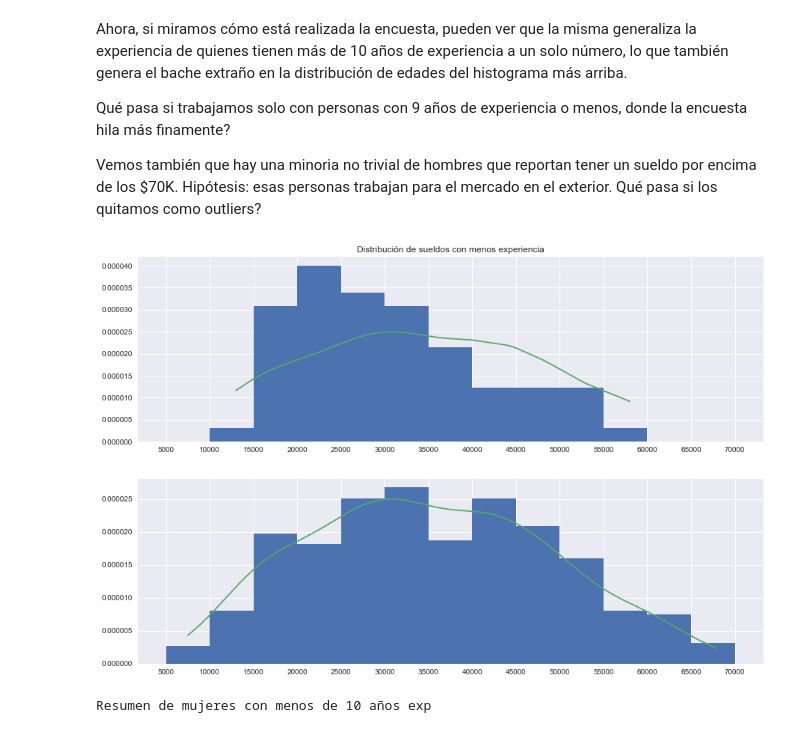
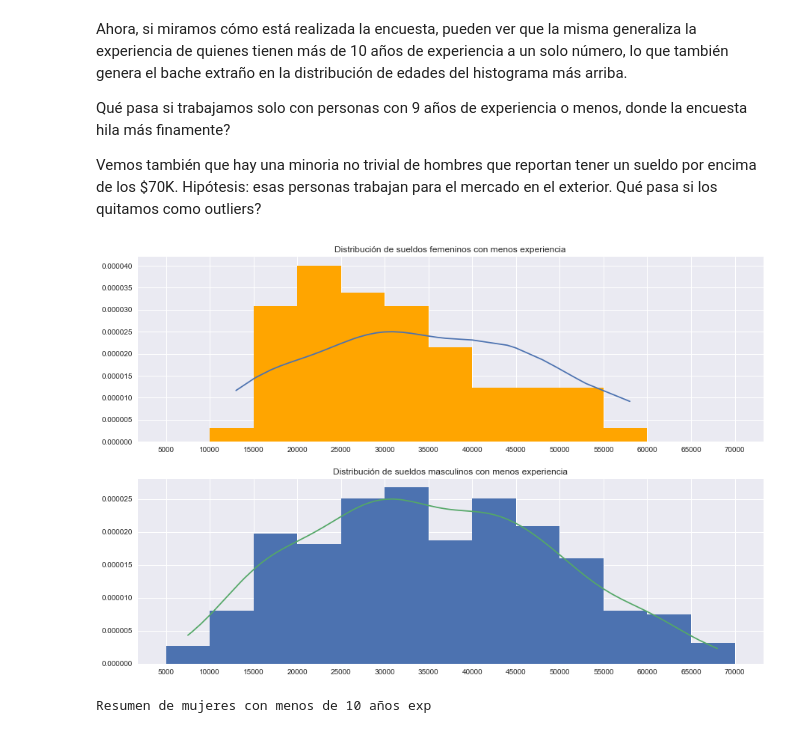
Before and after one commit to AndresOsinski/EncuestaSalarial2018, a Jupyter notebook: Sueldos.ipynb, the cells around one changed output. Cells and saved outputs as stored; diff of their text form; code cells hidden in the pictures.

Commit message:
Updated graphs. Fixed typos

```diff
--- a/Sueldos.ipynb
+++ b/Sueldos.ipynb
@@ -120,27 +123,28 @@ Vemos también que hay una minoria no trivial de hombres que reportan tener un s
 # %%
 w_unexp = women[(women.experience < 10) & (women.salary<70000)]['salary']
 m_unexp = men[(men.experience < 10) & (men.salary<70000)]['salary']
 
 sorted_women = sorted(w_unexp)
 sorted_men = sorted(m_unexp)
 
 m_kernel = stats.gaussian_kde(sorted_women)
 w_kernel = stats.gaussian_kde(sorted_men)
 
 plt.subplot(2, 1, 1)
-plt.title("Distribución de sueldos con menos experiencia")
+plt.title("Distribución de sueldos femeninos con menos experiencia")
 plt.xticks(range(5000, 75000, 5000))
-plt.hist(w_unexp, bins=range(5000, 75000, 5000), density=True)
+plt.hist(w_unexp, bins=range(5000, 75000, 5000), density=True, color='orange')
 plt.plot(sorted_women, w_kernel(sorted_women))
 
 plt.subplot(2, 1, 2)
+plt.title("Distribución de sueldos masculinos con menos experiencia")
 plt.xticks(range(5000, 75000, 5000))
 plt.hist(m_unexp, bins=range(5000, 75000, 5000), density=True)
 plt.plot(sorted_men, w_kernel(sorted_men))
 
 plt.show()
 # %% [output]
-[figure, old version]
+[figure, new version]
 # %%
 print("Resumen de mujeres con menos de 10 años exp")
 w_unexp.describe()
```
Also changed, not shown: parts of 15 cells of this notebook.
